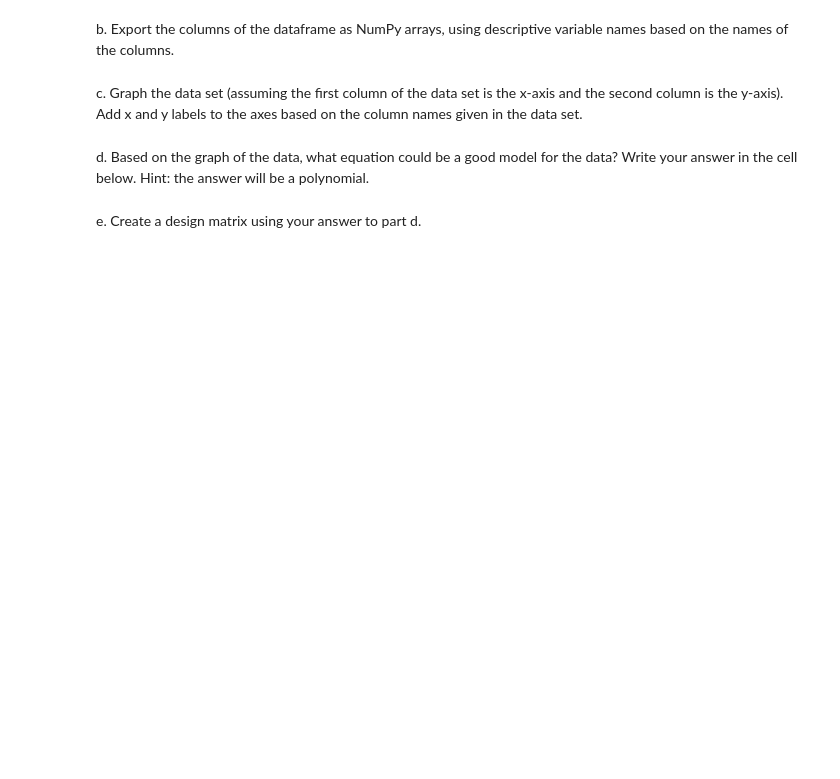
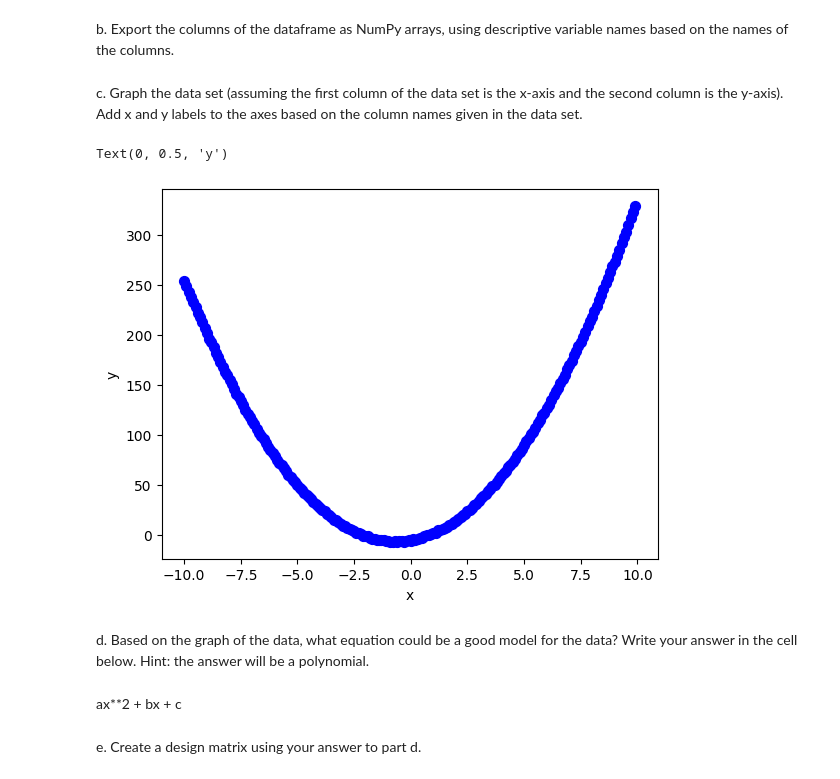
Before and after one commit to WizardOfPitty/Computational-Methods-in-Physics, a Jupyter notebook: Machine_Learning_Workflow/0_1_machine_learning_workflow.ipynb, the cells around one changed output. Saved outputs shown, nothing was run; the diff lists cells and outputs as text; code cells hidden in the pictures; blank space fills up the shorter version.

```diff
--- a/Machine_Learning_Workflow/0_1_machine_learning_workflow.ipynb
+++ b/Machine_Learning_Workflow/0_1_machine_learning_workflow.ipynb
@@ -523,3 +525,7 @@ Predicted Value of c: -6.439454131893592   Actual Value of c: -5
 ### Practice What You Have Learned
 
 a. In the code cell below, import the file `practice_what_you_have_learned_1.csv` as a Pandas dataframe.  Print the first few lines of the dataframe and the keys.  Hint: see [this page](https://pandas.pydata.org/docs/reference/api/pandas.DataFrame.html) for documentation on Pandas dataframes.
+# %%
+Pdata = pd.read_csv(data_dir+"practice_what_you_have_learned_1.csv")
+print(Pdata.head())
+print(Pdata.keys())
@@ -526,8 +540,20 @@ a. In the code cell below, import the file `practice_what_you_have_learned_1.csv
 # %% [markdown]
 b. Export the columns of the dataframe as NumPy arrays, using descriptive variable names based on the names of the columns.
+# %%
+x = np.asarray(Pdata['x'])
+y = np.asarray(Pdata['y'])
 # %% [markdown]
 c. Graph the data set (assuming the first column of the data set is the x-axis and the second column is the y-axis).  Add x and y labels to the axes based on the column names given in the data set.
+# %%
+plt.scatter(x,y, color="blue", s=50)
+plt.xlabel("x")
+plt.ylabel("y")
+# %% [output]
+Text(0, 0.5, 'y')
+[figure, added]
 # %% [markdown]
 d. Based on the graph of the data, what equation could be a good model for the data?  Write your answer in the cell below.  Hint: the answer will be a polynomial.
+# %% [markdown]
+ax**2 + bx + c
 # %% [markdown]
 e. Create a design matrix using your answer to part d.
```
Also changed, not shown: parts of 29 cells of this notebook.
